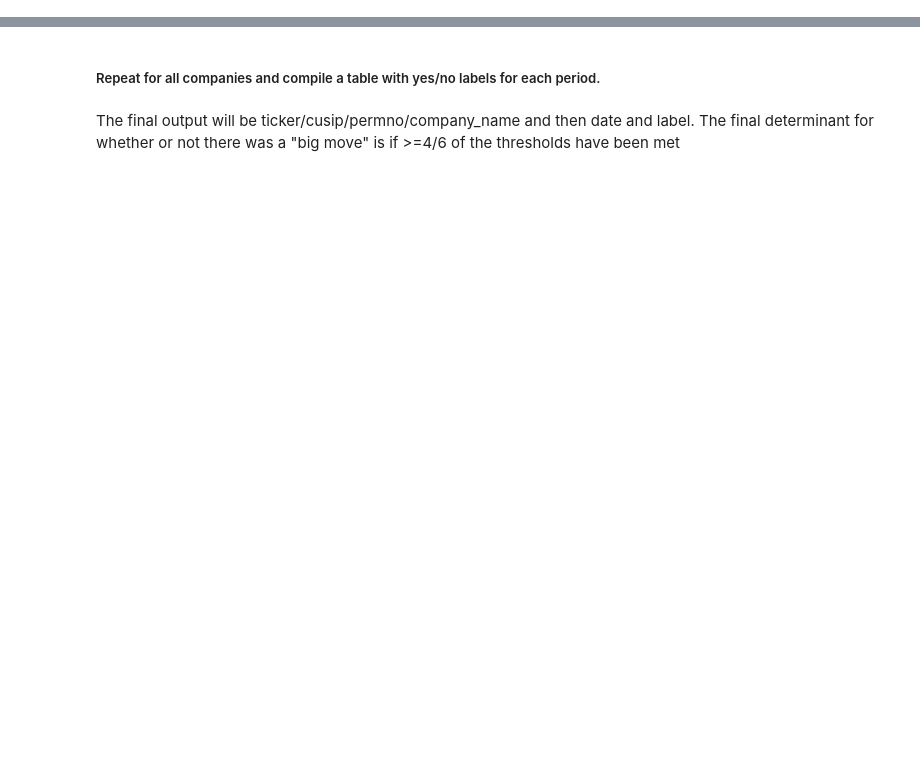
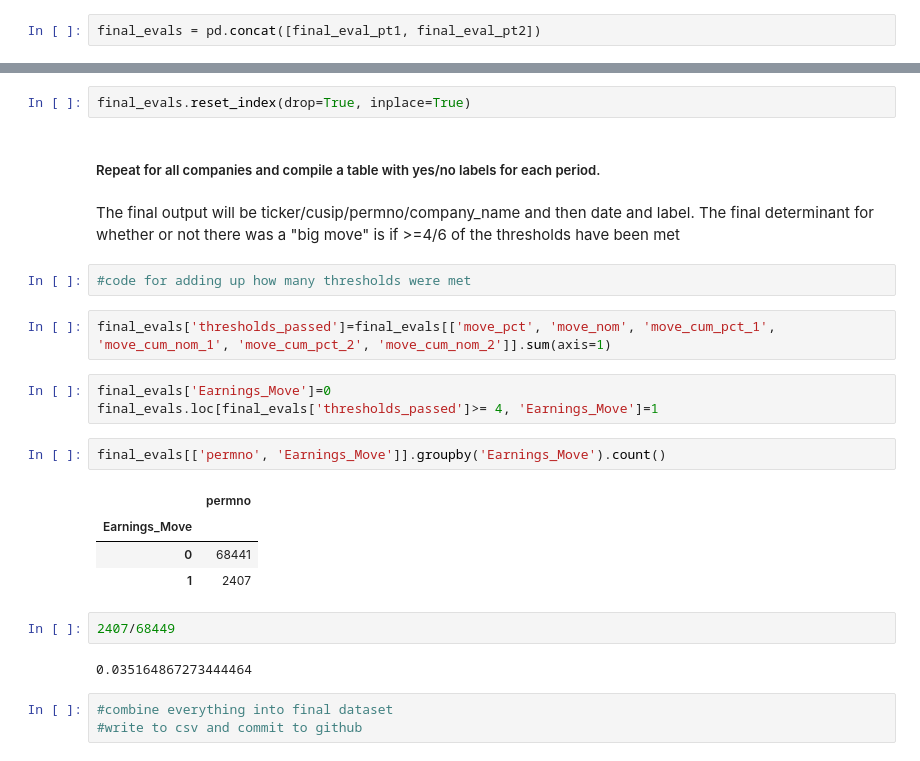
Before and after one commit to jhirschibar/ML_Options_trading, a Jupyter notebook: CRSP_exp_and_pulls.ipynb, the cells around one changed output, grey strips where cells are left out. Cells and saved outputs as stored; diff of their text form; blank space fills up the shorter version.

```diff
--- a/CRSP_exp_and_pulls.ipynb
+++ b/CRSP_exp_and_pulls.ipynb
@@ -531,0 +538,2 @@ final_eval_pt2 = get_aggregate_earnings_evals(part_2)
+# %%
+final_evals = pd.concat([final_eval_pt1, final_eval_pt2])
@@ -532,4 +566,27 @@ final_eval_pt2 = get_aggregate_earnings_evals(part_2)
+# %%
+final_evals.reset_index(drop=True, inplace=True)
 # %% [markdown]
 ##### Repeat for all companies and compile a table with yes/no labels for each period.
 # %% [markdown]
 The final output will be ticker/cusip/permno/company_name and then date and label. The final determinant for whether or not there was a "big move" is if >=4/6 of the thresholds have been met
+# %%
+#code for adding up how many thresholds were met
+# %%
+final_evals['thresholds_passed']=final_evals[['move_pct', 'move_nom', 'move_cum_pct_1', 'move_cum_nom_1', 'move_cum_pct_2', 'move_cum_nom_2']].sum(axis=1)
+# %%
+final_evals['Earnings_Move']=0
+final_evals.loc[final_evals['thresholds_passed']>= 4, 'Earnings_Move']=1
+# %%
+final_evals[['permno', 'Earnings_Move']].groupby('Earnings_Move').count()
+# %% [output]
+|  | permno |
+| Earnings_Move |  |
+| 0 | 68441 |
+| 1 | 2407 |
+# %%
+2407/68449
+# %% [output]
+0.035164867273444464
+# %%
+#combine everything into final dataset
+#write to csv and commit to github
```
Also changed, not shown: parts of 8 cells of this notebook.
